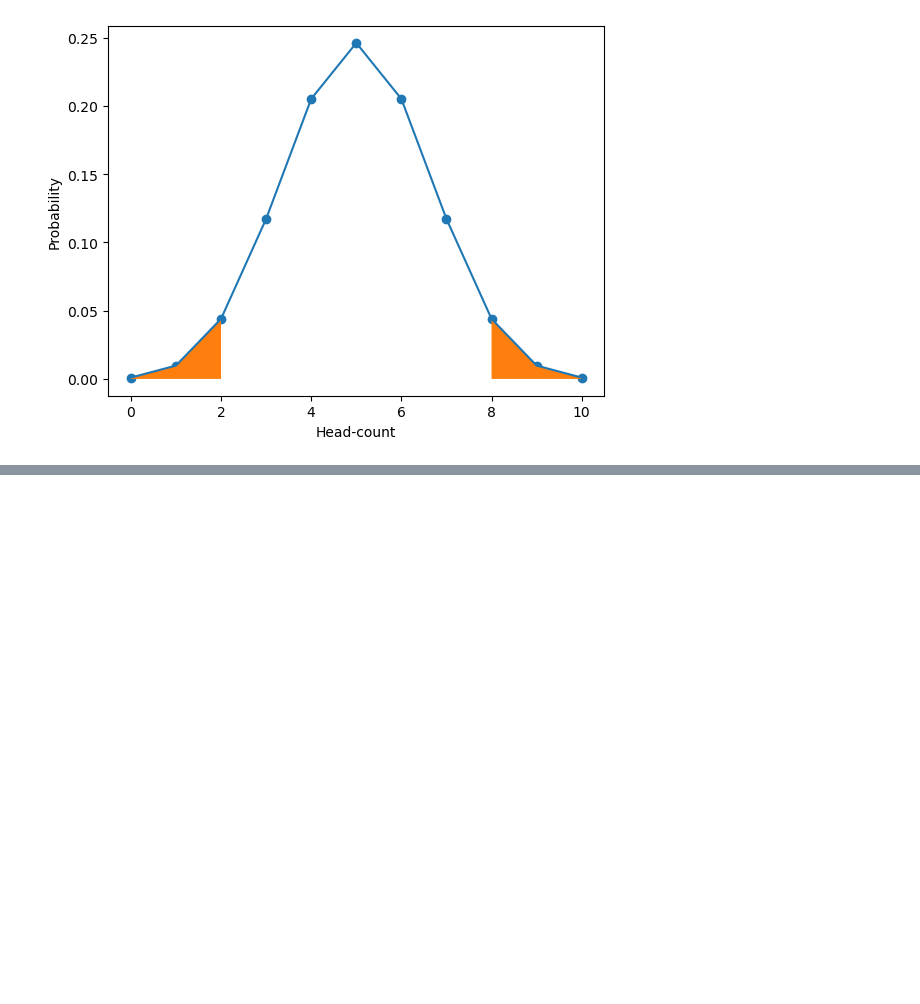
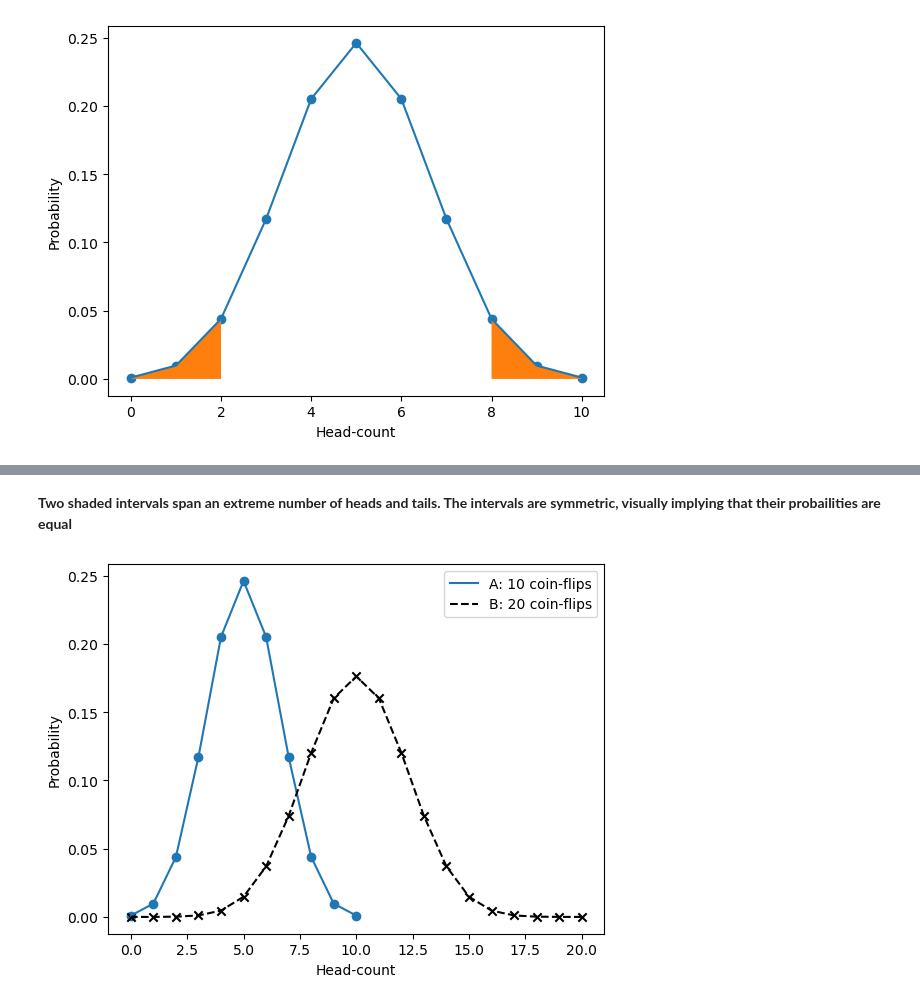
Before and after one commit to maxklr/ds_bookcamp, a Jupyter notebook: section_2.ipynb, the cells around one changed output, grey strips where cells are left out. Saved outputs shown, nothing was run; the diff lists cells and outputs as text; code cells hidden in the pictures; blank space fills up the shorter version.

```diff
--- a/section_2.ipynb
+++ b/section_2.ipynb
@@ -153,0 +151,28 @@ plt.show()
+# %% [markdown]
+__Two shaded intervals span an extreme number of heads and tails. The intervals are symmetric, visually implying that their probailities are equal__
+# %%
+# Let's extend the plot to also encompass the distribution for 20 flipped coins
+# Computing probabilities for a 20-coin-flip distribution
+
+# Compute x-axis head counts and y-axis probabilities
+weighted_sample_space_20_flips = generate_coin_sample_space(20)
+x_20_flips = list(weighted_sample_space_20_flips.keys())
+y_20_flips = [weighted_sample_space_20_flips[key] for key in x_20_flips]
+sample_space_size = sum(weighted_sample_space_20_flips.values())
+prob_x_20_flips = [value / sample_space_size for value in y_20_flips]
+# %%
+# Let's visualise the two distribution with some style parameters
+plt.plot(x_10_flips, prob_x_flips, label='A: 10 coin-flips') # Add label to the legend
+plt.scatter(x_10_flips, prob_x_flips)
+plt.plot(x_20_flips, prob_x_20_flips,
+         color='k', # change the color of the line to black
+         label='B: 20 coin-flips', # Add label to the legend
+         linestyle='--' # change the line style to dashed
+         )
+plt.scatter(x_20_flips, prob_x_20_flips, color='k', marker='x') # change the color and marker of points
+plt.xlabel('Head-count')
+plt.ylabel('Probability')
+plt.legend() # Add a legend to the plot
+plt.show()
+# %% [output]
+[figure, added]
```
Also changed, not shown: parts of 3 cells of this notebook.
